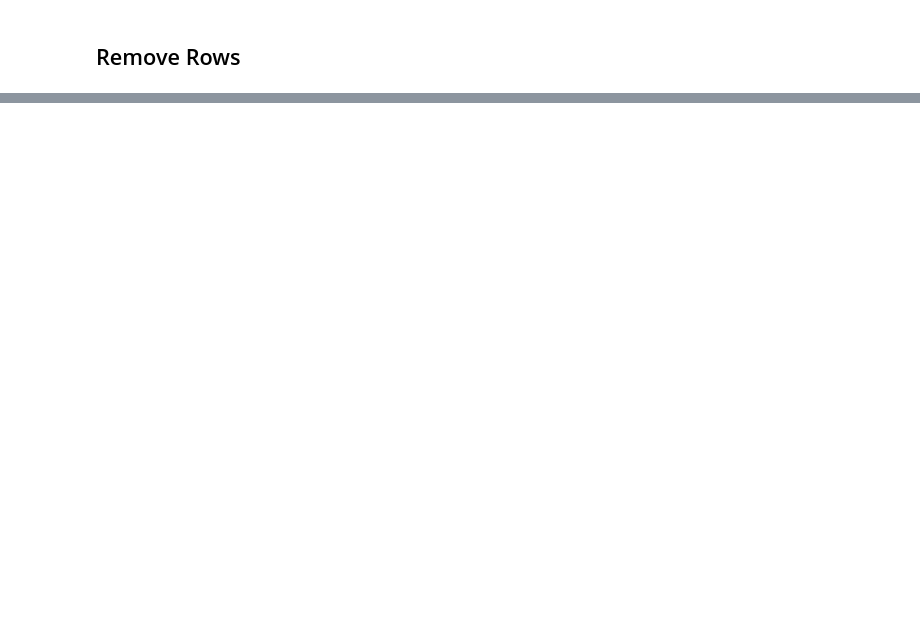
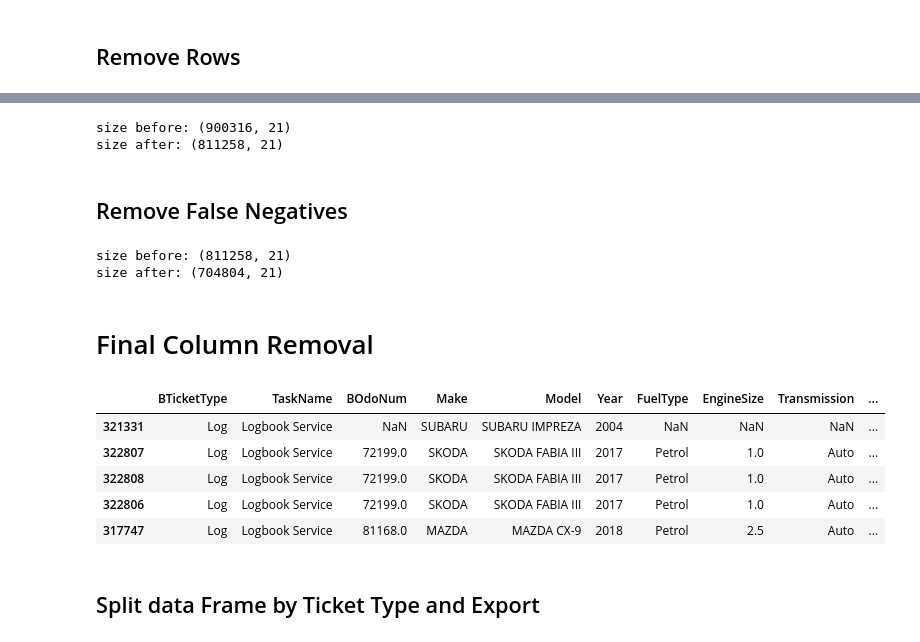
Before and after one commit to tdela12/CAPSTONE_T316, a Jupyter notebook: Final Model/Preprocessing_Pipeline.ipynb, the cells around one changed output, grey strips where cells are left out. Drawn from its saved outputs; the diff is of its cells as text; code cells hidden in the pictures; blank space fills up the shorter version.

```diff
--- a/Final Model/Preprocessing_Pipeline.ipynb
+++ b/Final Model/Preprocessing_Pipeline.ipynb
@@ -257,0 +226,40 @@ df.to_csv('data/preprocessed_data.csv', index=False)
+# %%
+# Duplicates can skew analysis and lead to incorrect conclusions, thus it is important each row is unique. Duplicates in this dataset are considered as rows that contain the same values across all columns other than the ID columns
+print(f"size before: {df.shape}" )
+df = df.drop_duplicates(subset=[col for col in df.columns if col not in ['BookingID', 'BTicketID', 'BCreatedDateAEST', 'BStatusFromDateTimeAEST']])
+print(f"size after: {df.shape}" )
+# %% [output]
+size before: (900316, 21)
+size after: (811258, 21)
+# %% [markdown]
+## Remove False Negatives
+# %%
+# False negatives are rows which have a status of '16. Requires Changes' when they should have a status of '33. Approved'. This occurs in the dataset as bookings contain multiple tickets. If a single ticket in a booking requires changes, the entire booking is marked as 'Requires Changes', thus marking tickets that do not require changes incorrectly. These false negatives can be detected and removed by checking if a duplicate entry exists where only the status changes.
+print(f"size before: {df.shape}" )
+df['StatusPriority'] = df['BStatusAfterSubmitted'].apply(lambda x: 0 if x == '33. Approved' else 1) # Assign priority: approved gets highest priority (lowest number)
+dedup_cols = [col for col in df.columns if col not in ['BStatusAfterSubmitted', 'StatusPriority','BCreatedDateAEST', 'BStatusFromDateTimeAEST', 'Date' ]] # Define columns to check for duplicates
+df = df.sort_values(by=dedup_cols + ['StatusPriority']) # Sort so approved status is first
+df = df.drop_duplicates(subset=dedup_cols, keep='first') # Keep the first occurrence (which is the approved status)
+df = df.drop(columns='StatusPriority') # drop the temporary column used for sorting
+
+df['Label'] = df['BStatusAfterSubmitted'].map({'33. Approved': 1, '16. Requires Changes': 0, '29. Rejected': 0}) # create label column for model training
+df = df.drop(columns=['BStatusAfterSubmitted'], axis=1) # drop the original status column as it is no longer needed
+print(f"size after: {df.shape}" )
+# %% [output]
+size before: (811258, 21)
+size after: (704804, 21)
+# %% [markdown]
+# Final Column Removal
+# %%
+columns_to_drop = ['BookingID', 'BTicketID', 'IsCustomService', 'IsCustomRepair', 'BShopRegionClass', 'BShopState']
+df.drop(columns = columns_to_drop, inplace=True)
+df.head()
+# %% [output]
+|  | BTicketType | TaskName | BOdoNum | Make | Model | Year | FuelType | EngineSize | Transmission | ... |
+| 321331 | Log | Logbook Service | NaN | SUBARU | SUBARU IMPREZA | 2004 | NaN | NaN | NaN | ... |
+| 322807 | Log | Logbook Service | 72199.0 | SKODA | SKODA FABIA III | 2017 | Petrol | 1.0 | Auto | ... |
+| 322808 | Log | Logbook Service | 72199.0 | SKODA | SKODA FABIA III | 2017 | Petrol | 1.0 | Auto | ... |
+| 322806 | Log | Logbook Service | 72199.0 | SKODA | SKODA FABIA III | 2017 | Petrol | 1.0 | Auto | ... |
+| 317747 | Log | Logbook Service | 81168.0 | MAZDA | MAZDA CX-9 | 2018 | Petrol | 2.5 | Auto | ... |
+# %% [markdown]
+## Split data Frame by Ticket Type and Export
```
Also changed, not shown: parts of 42 cells of this notebook.
